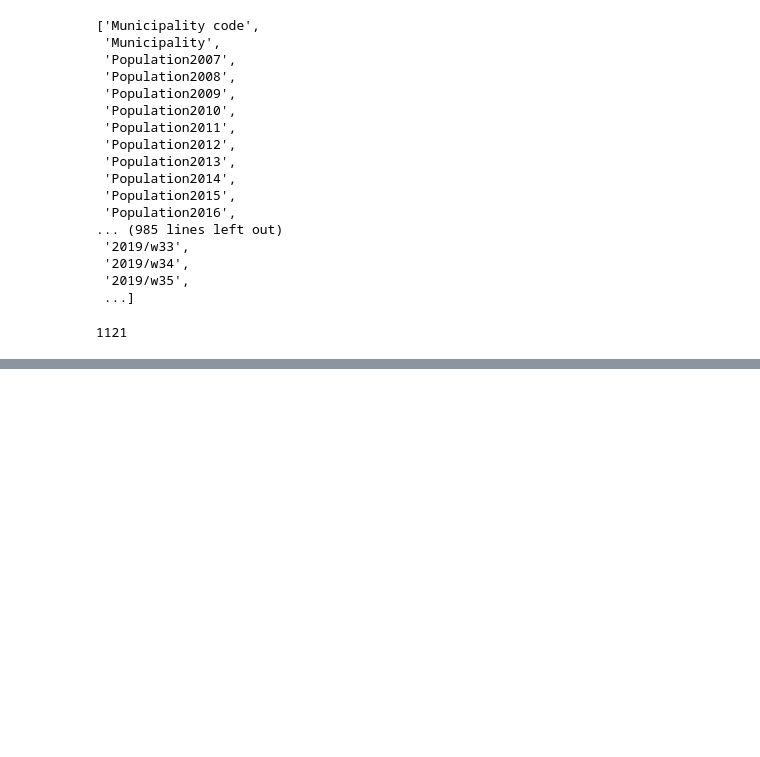
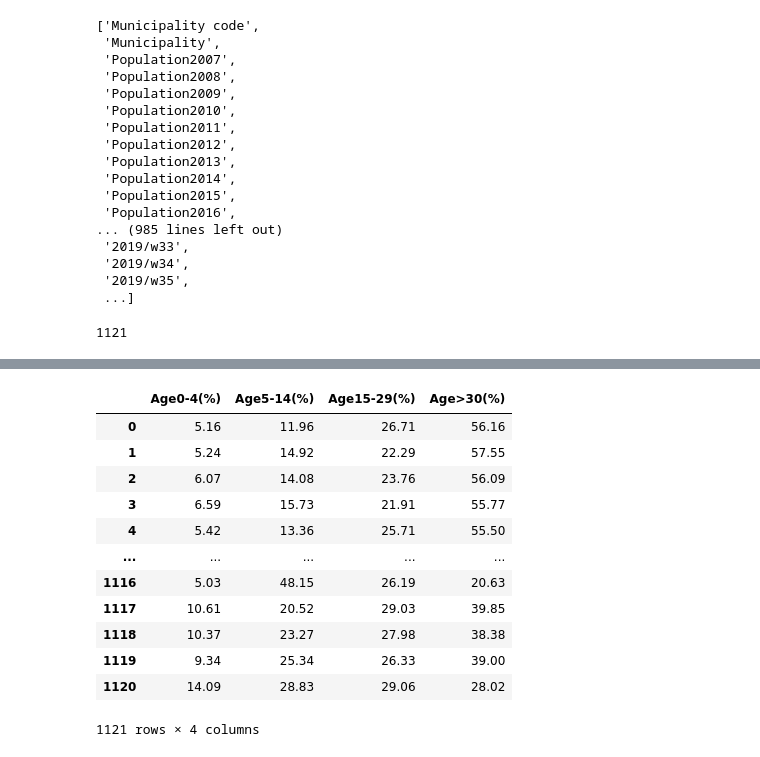
Before and after one commit to norahkerendian/dsc106-project3-checkpoint, a Jupyter notebook: checkpoint.ipynb, the cells around one changed output, grey strips where cells are left out. Cells and saved outputs as stored; diff of their text form; code cells hidden in the pictures; blank space fills up the shorter version.

```diff
--- a/checkpoint.ipynb
+++ b/checkpoint.ipynb
@@ -33,0 +49,19 @@ len(data['Municipality'].unique())
+# %%
+data[['Age0-4(%)',
+ 'Age5-14(%)',
+ 'Age15-29(%)',
+ 'Age>30(%)',]]
+# %% [output]
+|  | Age0-4(%) | Age5-14(%) | Age15-29(%) | Age>30(%) |
+| 0 | 5.16 | 11.96 | 26.71 | 56.16 |
+| 1 | 5.24 | 14.92 | 22.29 | 57.55 |
+| 2 | 6.07 | 14.08 | 23.76 | 56.09 |
+| 3 | 6.59 | 15.73 | 21.91 | 55.77 |
+| 4 | 5.42 | 13.36 | 25.71 | 55.50 |
+| ... | ... | ... | ... | ... |
+| 1116 | 5.03 | 48.15 | 26.19 | 20.63 |
+| 1117 | 10.61 | 20.52 | 29.03 | 39.85 |
+| 1118 | 10.37 | 23.27 | 27.98 | 38.38 |
+| 1119 | 9.34 | 25.34 | 26.33 | 39.00 |
+| 1120 | 14.09 | 28.83 | 29.06 | 28.02 |
+1121 rows × 4 columns
```
Also changed, not shown: parts of 3 cells of this notebook, 3 other files.
